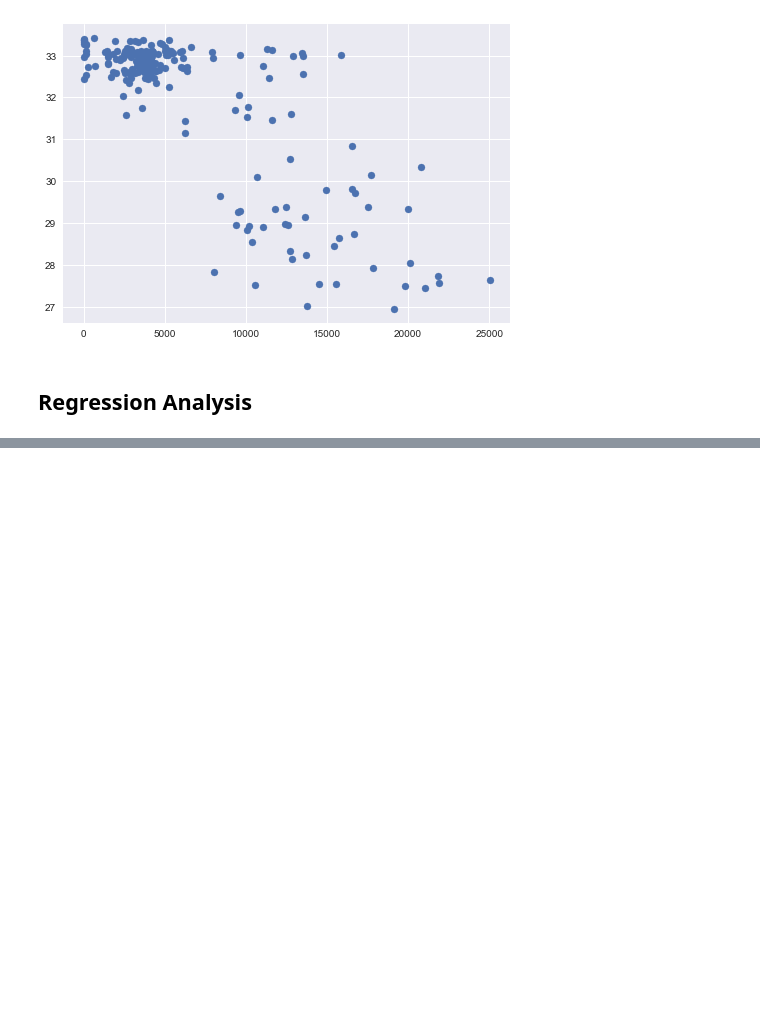
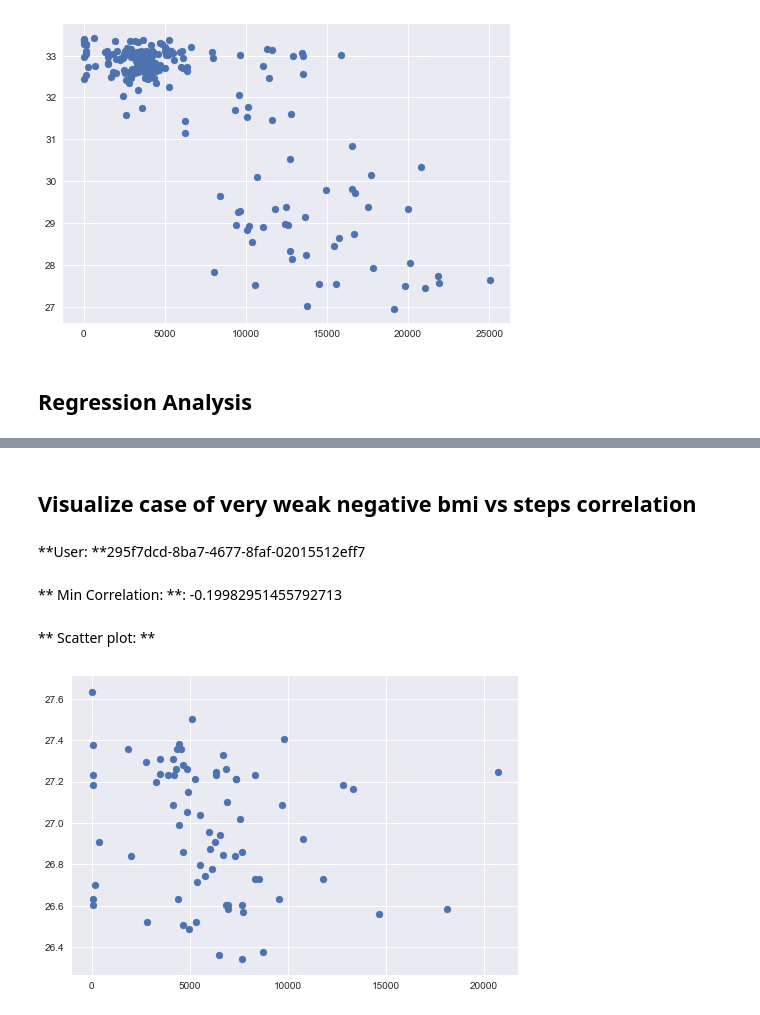
Before and after one commit to renatalucia/activity-tracker, a Jupyter notebook: data_exploration/bmi_steps_correlation.ipynb, the cells around one changed output, grey strips where cells are left out. Drawn from its saved outputs; the diff is of its cells as text; code cells hidden in the pictures; blank space fills up the shorter version.

```diff
--- a/data_exploration/bmi_steps_correlation.ipynb
+++ b/data_exploration/bmi_steps_correlation.ipynb
@@ -432,0 +420,16 @@ steps      -0.000251  -0.000187
+# %%
+printmd('## Visualize case of very weak negative bmi vs steps correlation')
+medium_ccorr = {k: v for k, v in steps_bmi_user_ccorr.items() if v >= -0.2 and v < 0}
+user_id = min(medium_ccorr, key=steps_bmi_user_ccorr.get)
+printmd('**User: **{}'.format(user_id))
+steps_bmi_user = steps_bmi[steps_bmi.user_id==user_id]
+printmd('** Min Correlation: **: {}'.format(steps_bmi_user_ccorr[user_id]))
+printmd('** Scatter plot: **')
+plt.scatter(steps_bmi_user['steps'],steps_bmi_user['bmi'])
+plt.show()
+# %% [output]
+## Visualize case of very weak negative bmi vs steps correlation
+**User: **295f7dcd-8ba7-4677-8faf-02015512eff7
+** Min Correlation: **: -0.19982951455792713
+** Scatter plot: **
+[figure, added]
```
Also changed, not shown: parts of 10 cells of this notebook, 2 other files.
